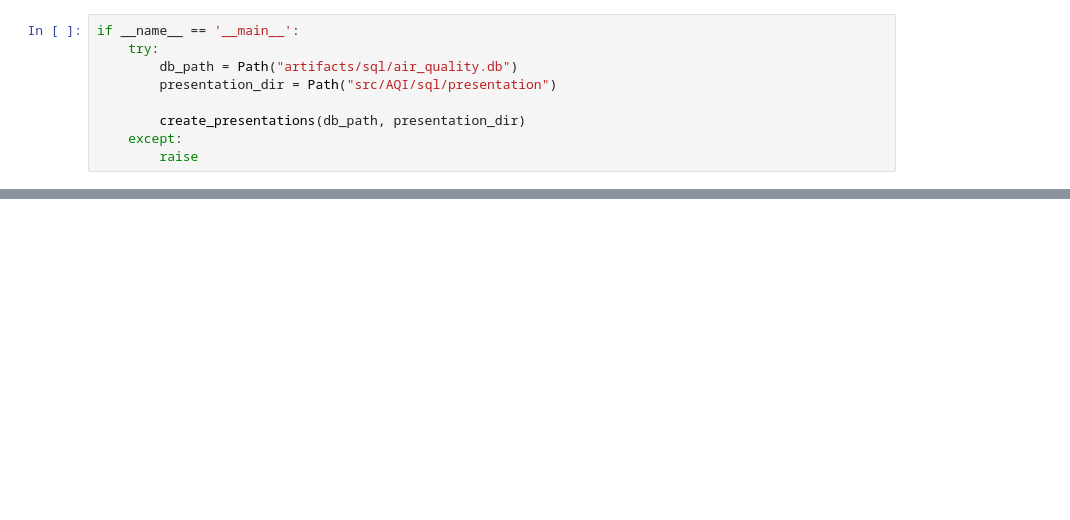
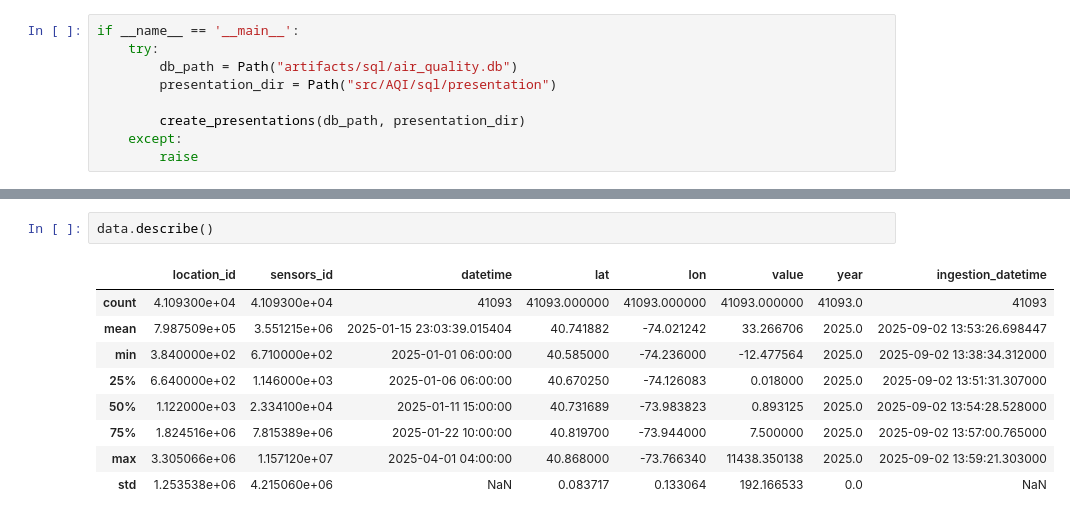
Before and after one commit to Vish501/Live-Air-Quality, a Jupyter notebook: research/testing-01-database-manager.ipynb, the cells around one changed output, grey strips where cells are left out. Cells and saved outputs as stored; diff of their text form; blank space fills up the shorter version.

```diff
--- a/research/testing-01-database-manager.ipynb
+++ b/research/testing-01-database-manager.ipynb
@@ -423,0 +498,12 @@ if __name__ == '__main__':
+# %%
+data.describe()
+# %% [output]
+|  | location_id | sensors_id | datetime | lat | lon | value | year | ingestion_datetime |
+| count | 4.109300e+04 | 4.109300e+04 | 41093 | 41093.000000 | 41093.000000 | 41093.000000 | 41093.0 | 41093 |
+| mean | 7.987509e+05 | 3.551215e+06 | 2025-01-15 23:03:39.015404 | 40.741882 | -74.021242 | 33.266706 | 2025.0 | 2025-09-02 13:53:26.698447 |
+| min | 3.840000e+02 | 6.710000e+02 | 2025-01-01 06:00:00 | 40.585000 | -74.236000 | -12.477564 | 2025.0 | 2025-09-02 13:38:34.312000 |
+| 25% | 6.640000e+02 | 1.146000e+03 | 2025-01-06 06:00:00 | 40.670250 | -74.126083 | 0.018000 | 2025.0 | 2025-09-02 13:51:31.307000 |
+| 50% | 1.122000e+03 | 2.334100e+04 | 2025-01-11 15:00:00 | 40.731689 | -73.983823 | 0.893125 | 2025.0 | 2025-09-02 13:54:28.528000 |
+| 75% | 1.824516e+06 | 7.815389e+06 | 2025-01-22 10:00:00 | 40.819700 | -73.944000 | 7.500000 | 2025.0 | 2025-09-02 13:57:00.765000 |
+| max | 3.305066e+06 | 1.157120e+07 | 2025-04-01 04:00:00 | 40.868000 | -73.766340 | 11438.350138 | 2025.0 | 2025-09-02 13:59:21.303000 |
+| std | 1.253538e+06 | 4.215060e+06 | NaN | 0.083717 | 0.133064 | 192.166533 | 0.0 | NaN |
```
Also changed, not shown: parts of 10 cells of this notebook.
